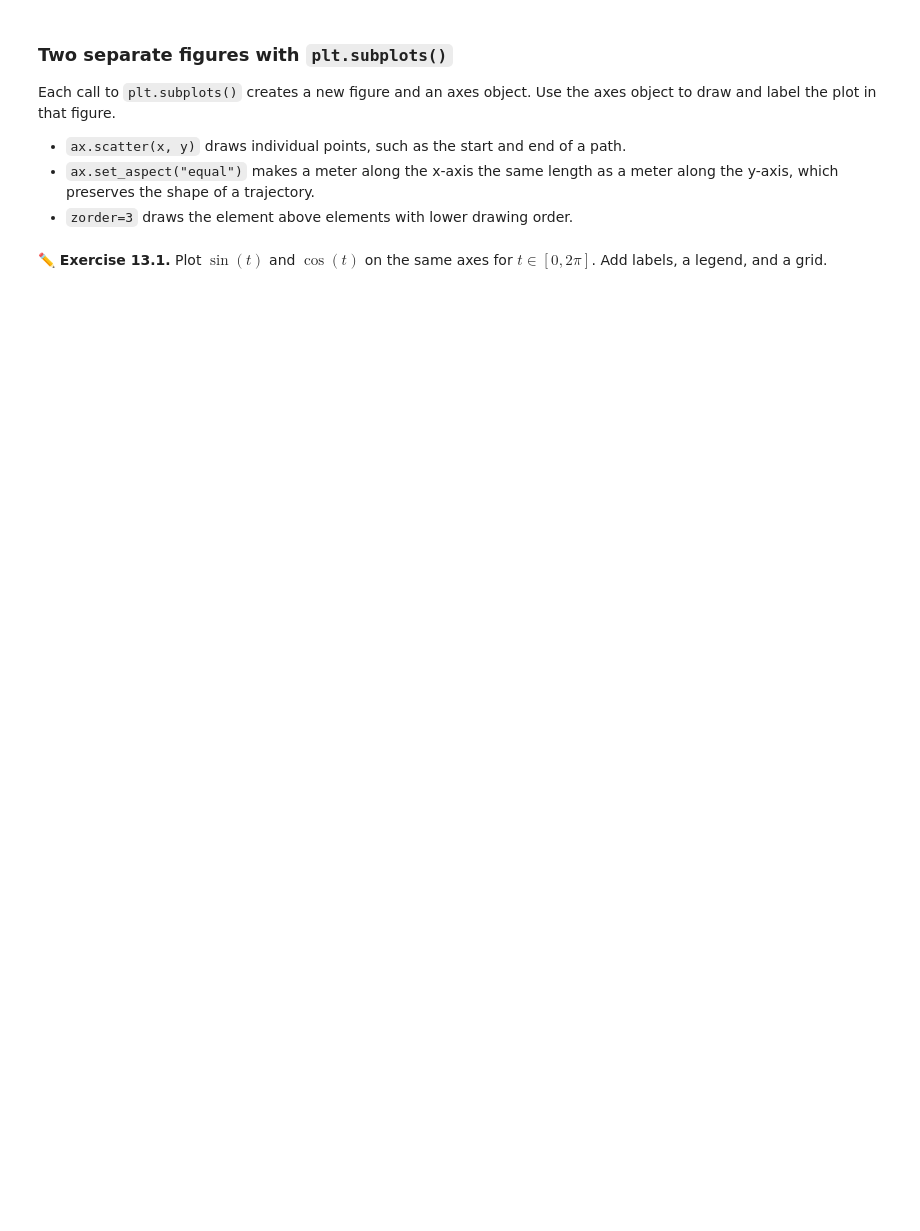
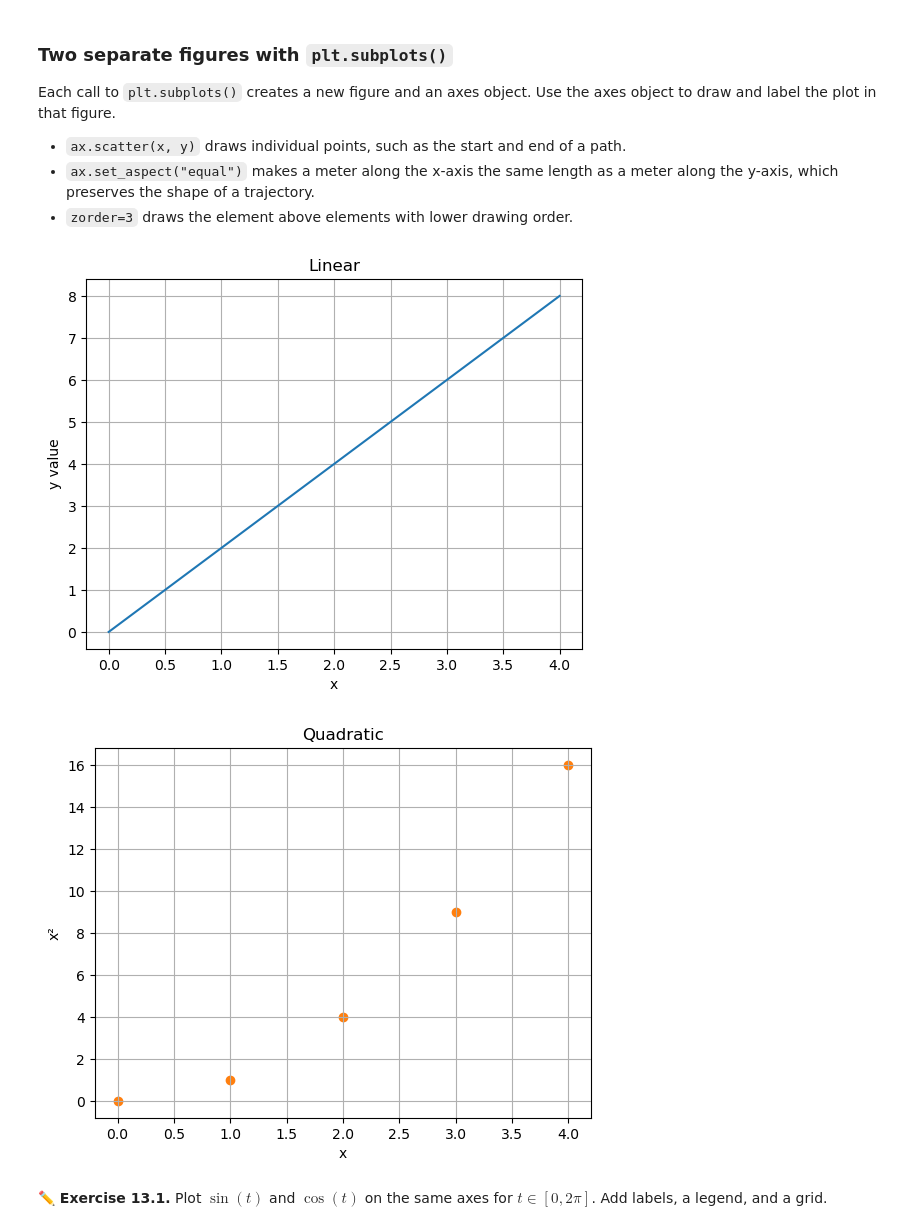
Before and after one commit to idra-lab/ssr_lab, a Jupyter notebook: notebooks/lezione2_basi_python.ipynb, the cells around one changed output. Saved outputs shown, nothing was run; the diff lists cells and outputs as text; code cells hidden in the pictures; blank space fills up the shorter version.

```diff
--- a/notebooks/lezione2_basi_python.ipynb
+++ b/notebooks/lezione2_basi_python.ipynb
@@ -830,21 +1059,24 @@ Each call to `plt.subplots()` creates a new figure and an axes object. Use the a
 # %%
 x = np.arange(5)
 
 fig_linear, ax_linear = plt.subplots()
 ax_linear.plot(x, 2 * x)
 ax_linear.set_title("Linear")
 ax_linear.set_xlabel("x")
-ax_linear.set_ylabel("2x")
+ax_linear.set_ylabel("y value")
 ax_linear.grid(True)
 
 fig_quadratic, ax_quadratic = plt.subplots()
 ax_quadratic.scatter(x, x ** 2, color="tab:orange")
 ax_quadratic.set_title("Quadratic")
 ax_quadratic.set_xlabel("x")
 ax_quadratic.set_ylabel("x²")
 ax_quadratic.grid(True)
 
 plt.show()
+# %% [output]
+[figure, added]
+[figure, added]
 # %% [markdown]
 **✏️ Exercise 13.1.** Plot $\sin(t)$ and $\cos(t)$ on the same axes for $t \in [0, 2\pi]$. Add labels, a legend, and a grid.
 # %%
```
Also changed, not shown: parts of 65 cells of this notebook, 1 other file.
